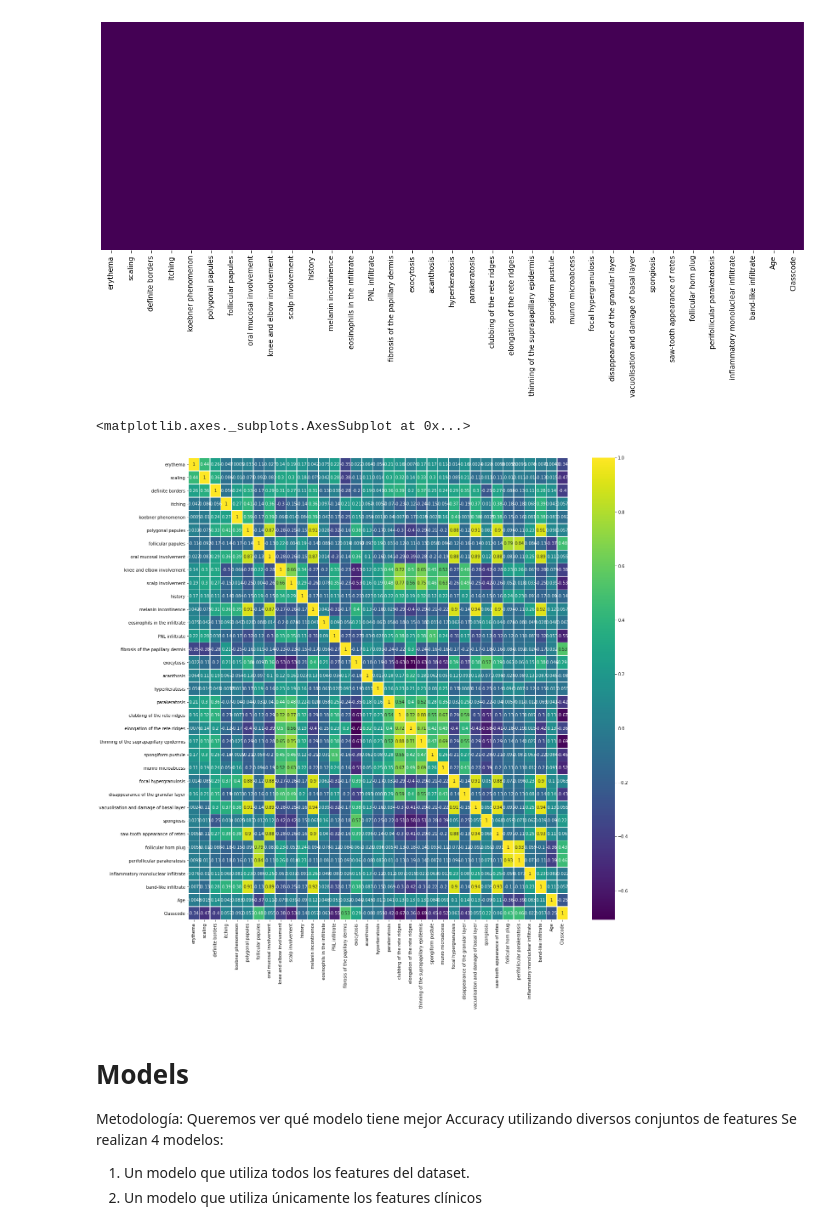
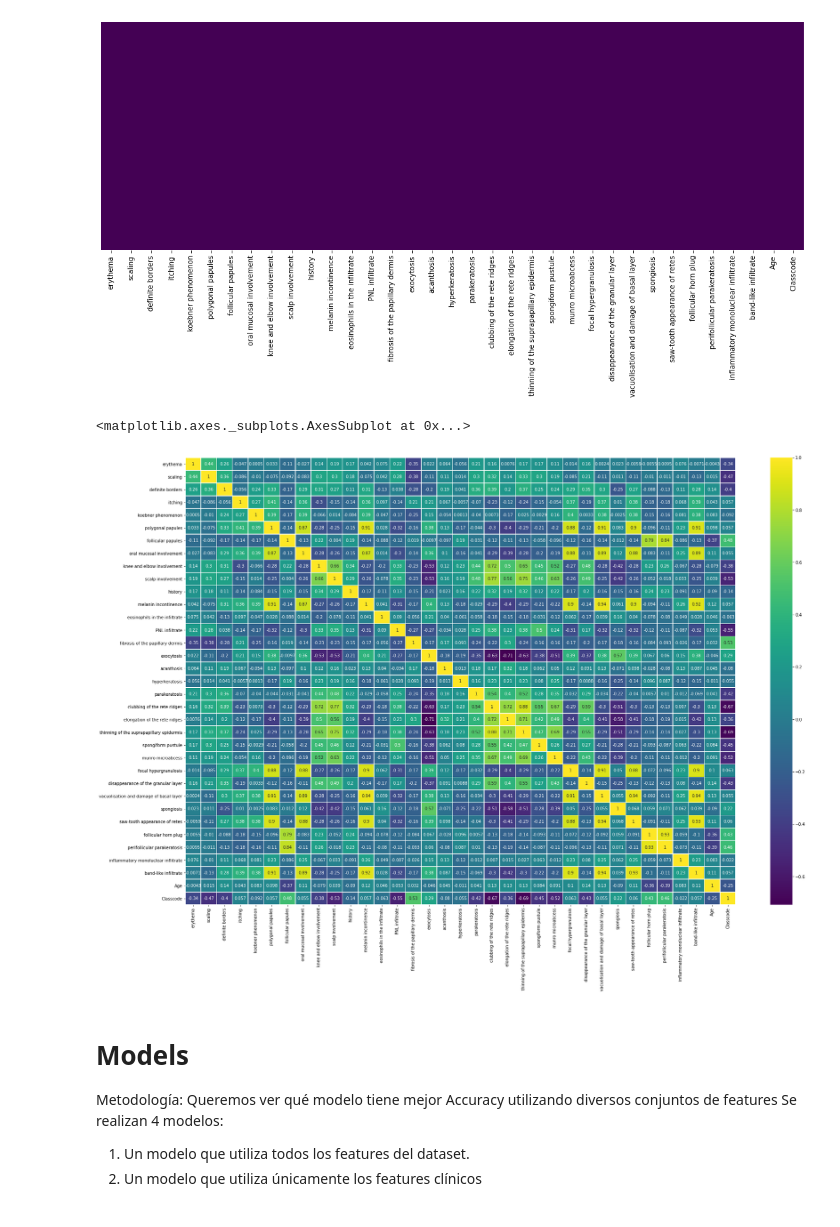
Before and after one commit to KevinHern/SemProProject1, a Jupyter notebook: Dermatology.ipynb, the cells around one changed output. Cells and saved outputs as stored; diff of their text form; code cells hidden in the pictures.

```diff
--- a/Dermatology.ipynb
+++ b/Dermatology.ipynb
@@ -147,11 +147,11 @@ sns.heatmap(df.isnull(), yticklabels=False, cbar=False, cmap='viridis', xticklab
 # %%
 corr = df.corr()
 # %%
-plt.figure(figsize=(20,20))
+plt.figure(figsize=(30,20))
 sns.heatmap(corr, linewidths=.5, cmap='viridis', annot=True)
 # %% [output]
 <matplotlib.axes._subplots.AxesSubplot at 0x...>
-[figure, old version]
+[figure, new version]
 # %% [markdown]
 # Models
 
```
